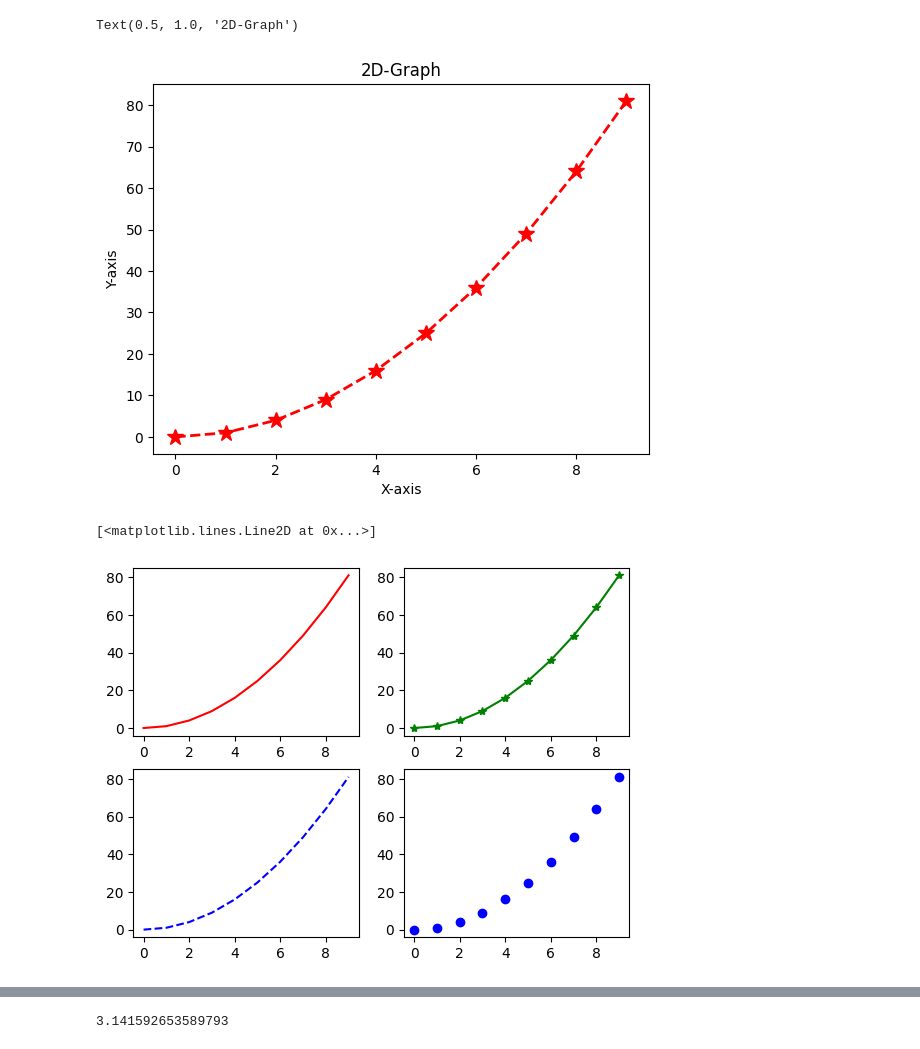
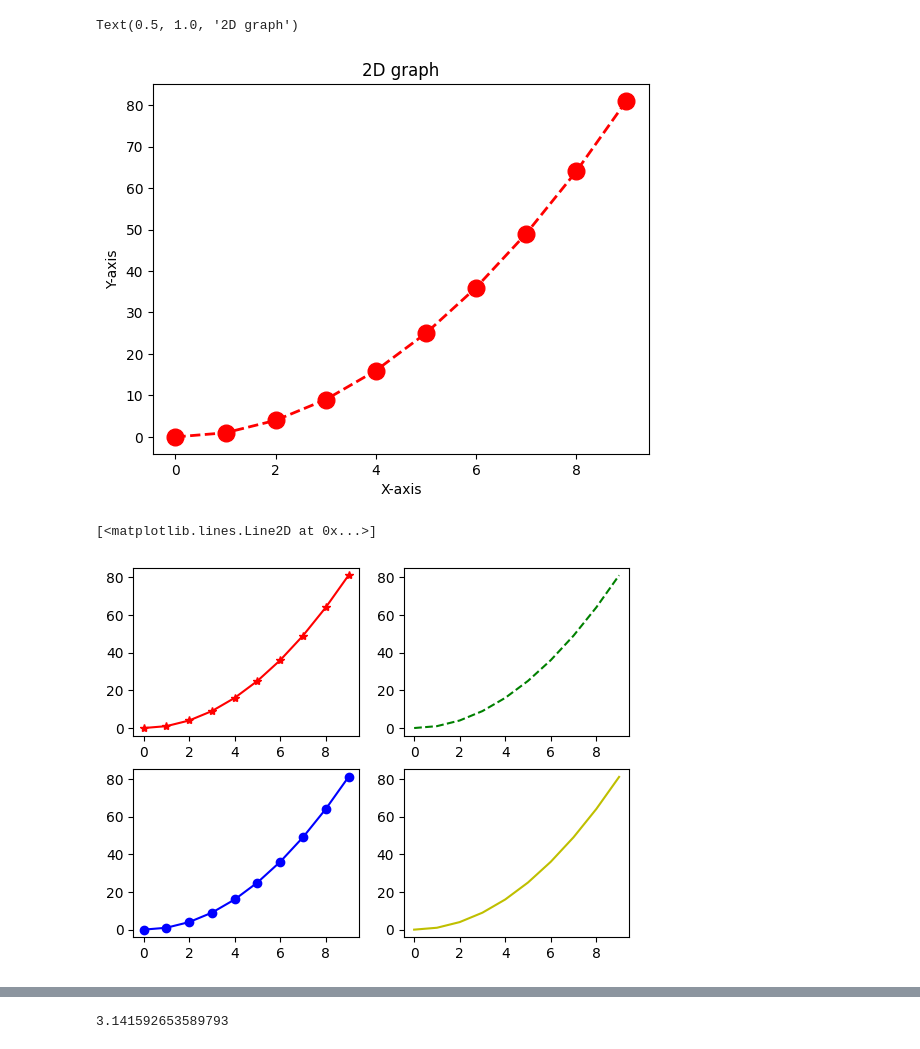
Before and after one commit to virtual-arin/Learning_Time, a Jupyter notebook: 4.Matplotlib/Matplotlib.ipynb, the cells around one changed output, grey strips where cells are left out. Drawn from its saved outputs; the diff is of its cells as text; code cells hidden in the pictures.

```diff
--- a/4.Matplotlib/Matplotlib.ipynb
+++ b/4.Matplotlib/Matplotlib.ipynb
@@ -54,23 +57,23 @@ plt.plot(x,y,'ro--')
 # %%
-plt.plot(x,y,'r*',linestyle='dashed', linewidth=2, markersize=12)
+#plt plot
+plt.plot(x,y, 'ro', linestyle='dashed', linewidth='2', markersize='12')
 plt.xlabel('X-axis')
 plt.ylabel('Y-axis')
-plt.title('2D-Graph')
+plt.title('2D graph')
 # %% [output]
-Text(0.5, 1.0, '2D-Graph')
+Text(0.5, 1.0, '2D graph')
-[figure, old version]
+[figure, new version]
 # %%
-#creating subplots
-
+#Creating subplot
 plt.subplot(2,2,1)
-plt.plot(x,y,'r')
+plt.plot(x,y,'r*-')
 plt.subplot(2,2,2)
-plt.plot(x,y,'g*-')
+plt.plot(x,y,'g--')
 plt.subplot(2,2,3)
-plt.plot(x,y,'b--')
+plt.plot(x,y,'bo-')
 plt.subplot(2,2,4)
-plt.plot(x,y,'bo')
+plt.plot(x,y,'y')
 # %% [output]
 [<matplotlib.lines.Line2D at 0x...>]
-[figure, old version]
+[figure, new version]
 # %%
```
Also changed, not shown: parts of 24 cells of this notebook, 6 other files.
